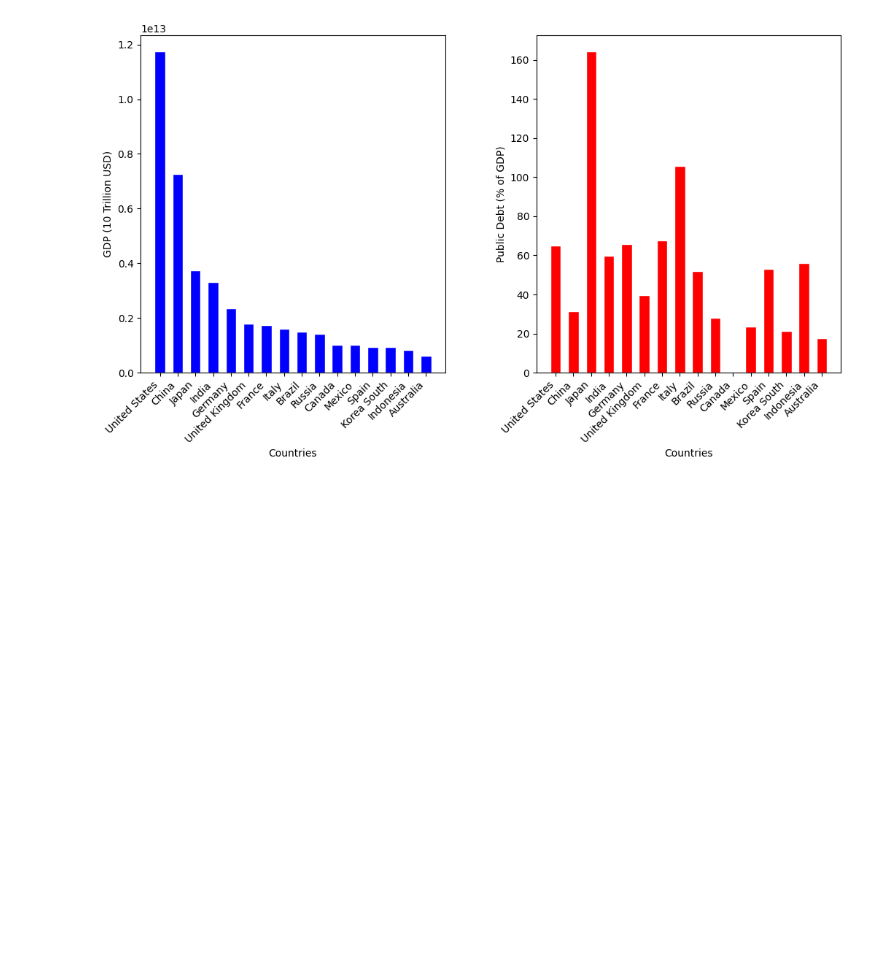
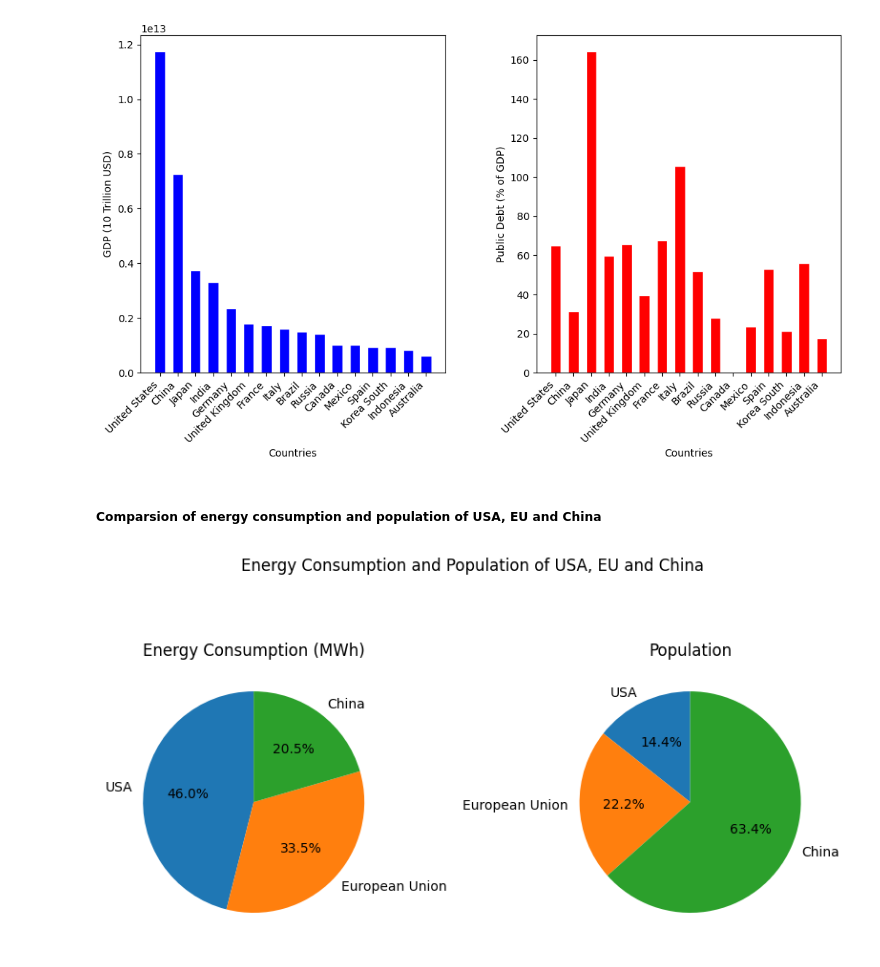
Before and after one commit to jacobwawrzynski/WSEI.PythonProject, a Jupyter notebook: main.ipynb, the cells around one changed output. Saved outputs shown, nothing was run; the diff lists cells and outputs as text; code cells hidden in the pictures; blank space fills up the shorter version.

Commit message:
Add Pie charts

```diff
--- a/main.ipynb
+++ b/main.ipynb
@@ -47,3 +47,25 @@ plt.subplots_adjust(left=0.1, right=0.9, wspace=0.3)
 plt.show()
 # %% [output]
 [figure]
+# %% [markdown]
+##### Comparsion of energy consumption and population of USA, EU and China
+# %%
+df_energy = df.sort_values(by='GDP', ascending=False)
+countries = df_energy['Country'].head(3).to_list()
+energy_consumption = df_energy['Electricity - consumption(kWh)'].head(3).to_list()
+population = df_energy['Population'].head(3).to_list()
+
+fig, (ax1, ax2) = plt.subplots(1, 2, figsize=(8, 5))
+
+ax1.pie(energy_consumption, labels=['United States', 'European Union', 'China'], autopct="%1.1f%%", startangle=90)
+ax1.set_title("Energy Consumption (MWh)")
+
+ax2.pie(population, labels=['United States', 'European Union', 'China'], autopct="%1.1f%%", startangle=90)
+ax2.set_title("Population")
+
+plt.suptitle("Energy Consumption and Population of USA, EU and China")
+plt.tight_layout()
+
+plt.show()
+# %% [output]
+[figure, added]
```
